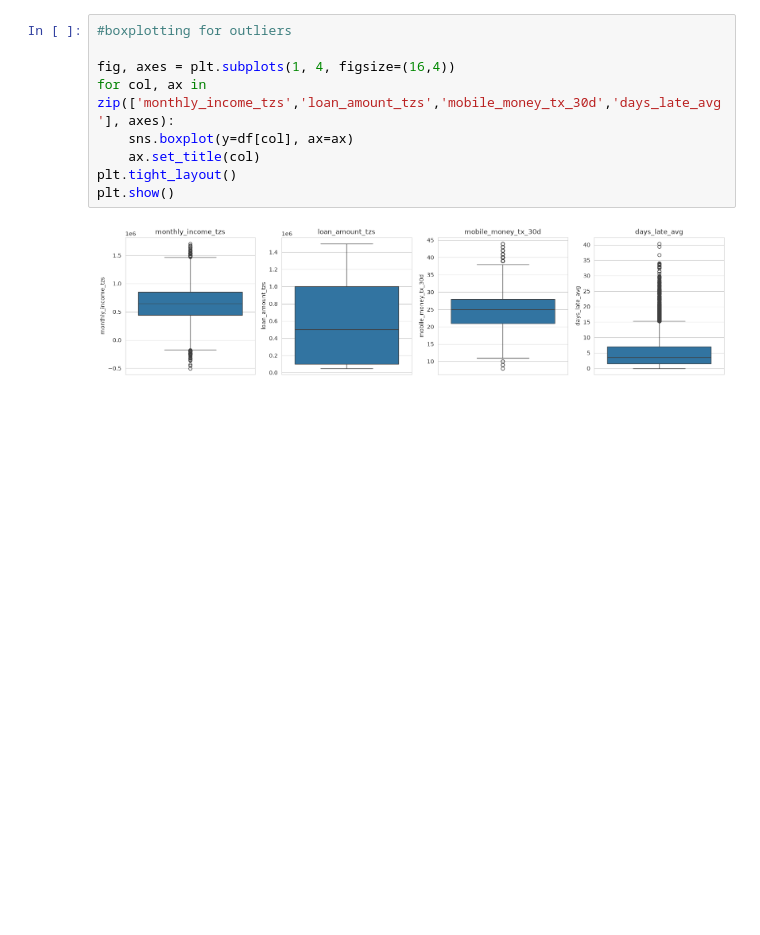
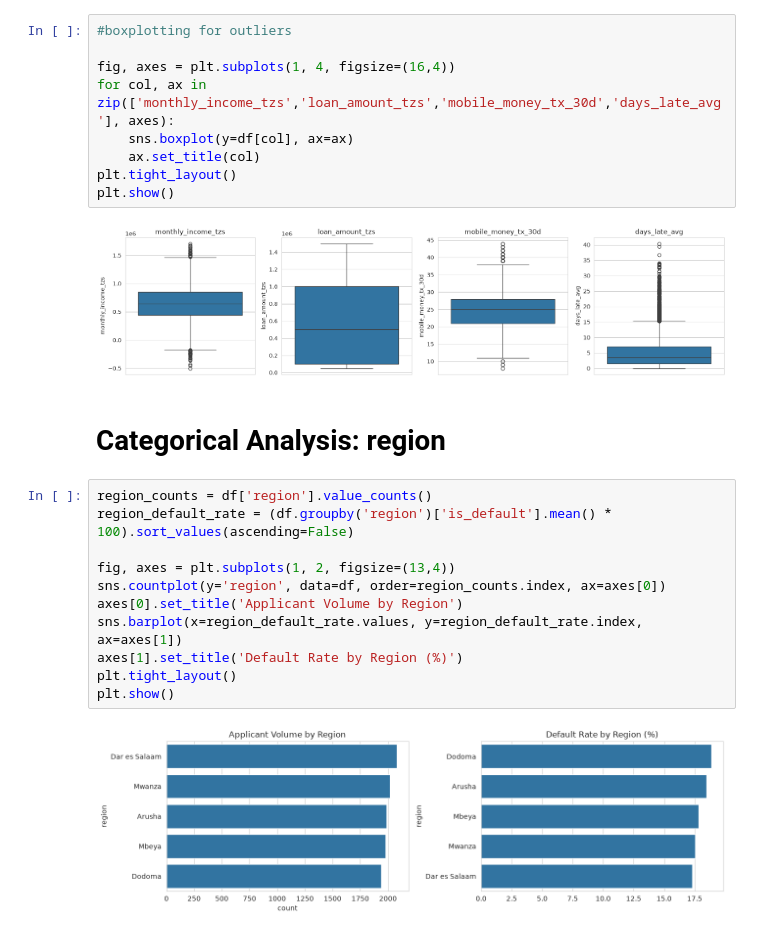
Before and after one commit to batholomeosyoko/boma-loans, a Jupyter notebook: boma_loans.ipynb, the cells around one changed output. Drawn from its saved outputs; the diff is of its cells as text; blank space fills up the shorter version.

```diff
--- a/boma_loans.ipynb
+++ b/boma_loans.ipynb
@@ -237,3 +237,18 @@ plt.tight_layout()
 plt.show()
 # %% [output]
 [figure]
+# %% [markdown]
+# Categorical Analysis: region
+# %%
+region_counts = df['region'].value_counts()
+region_default_rate = (df.groupby('region')['is_default'].mean() * 100).sort_values(ascending=False)
+
+fig, axes = plt.subplots(1, 2, figsize=(13,4))
+sns.countplot(y='region', data=df, order=region_counts.index, ax=axes[0])
+axes[0].set_title('Applicant Volume by Region')
+sns.barplot(x=region_default_rate.values, y=region_default_rate.index, ax=axes[1])
+axes[1].set_title('Default Rate by Region (%)')
+plt.tight_layout()
+plt.show()
+# %% [output]
+[figure, added]
```
